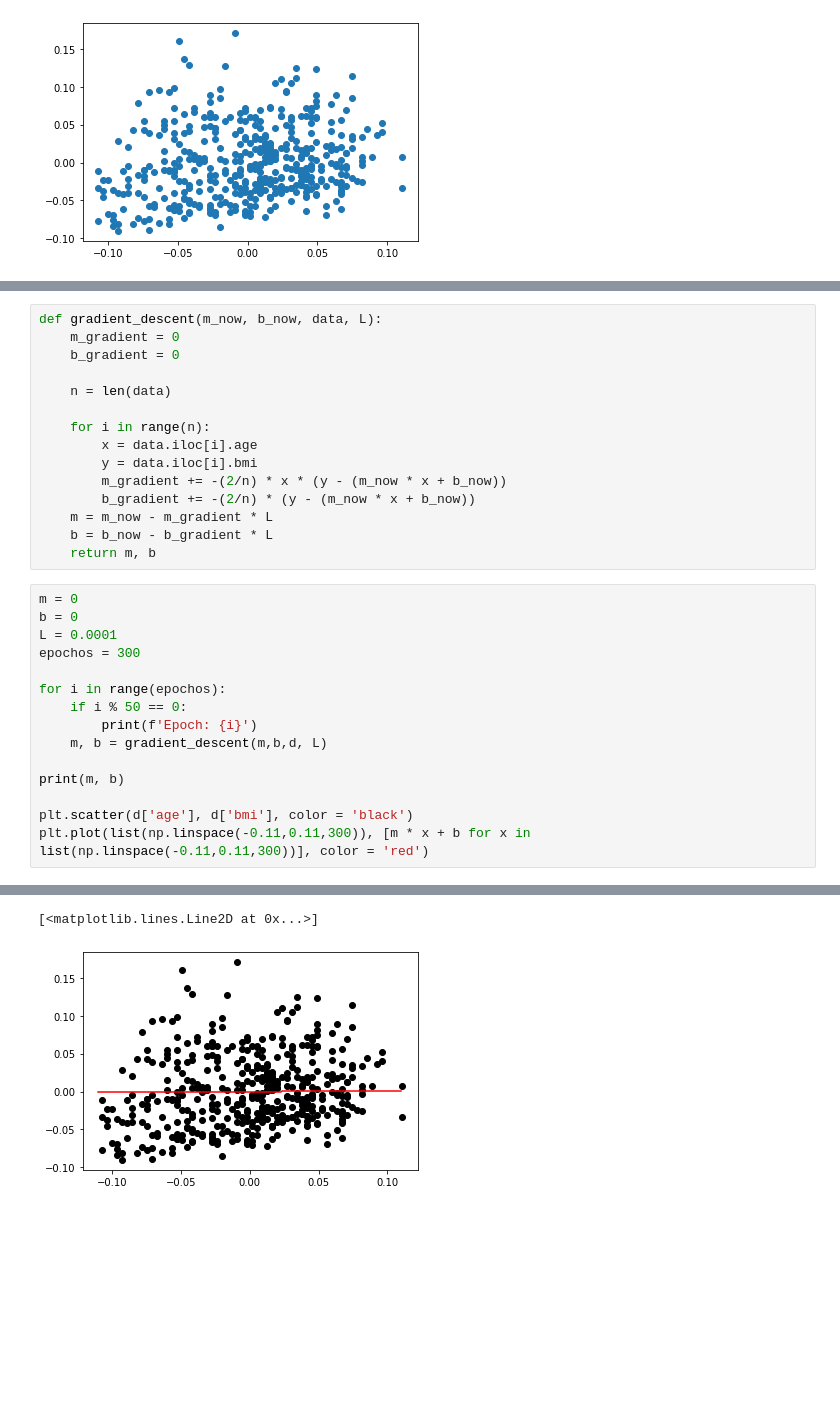
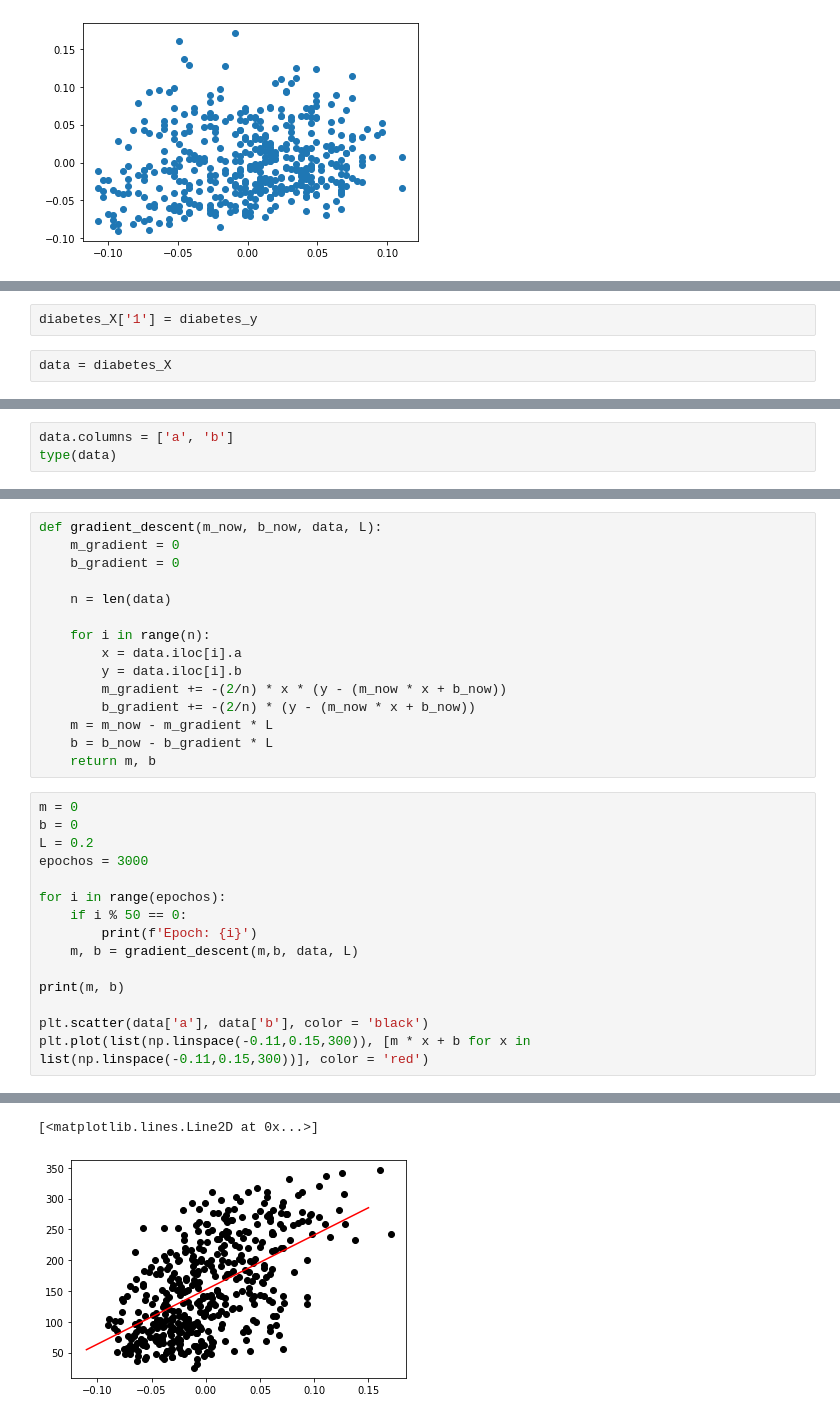
Before and after one commit to amoroma-bb/NeuralNine, a Jupyter notebook: linear_regression.ipynb, the cells around one changed output, grey strips where cells are left out. Saved outputs shown, nothing was run; the diff lists cells and outputs as text; blank space fills up the shorter version.

```diff
--- a/linear_regression.ipynb
+++ b/linear_regression.ipynb
@@ -39,0 +142,4 @@ def loss_function(m, b, data):
+# %%
+diabetes_X['1'] = diabetes_y
+# %%
+data = diabetes_X
@@ -39,0 +162,3 @@ def loss_function(m, b, data):
+# %%
+data.columns = ['a', 'b']
+type(data)
@@ -45,8 +177,8 @@ def gradient_descent(m_now, b_now, data, L):
     n = len(data)
 
     for i in range(n):
-        x = data.iloc[i].age
-        y = data.iloc[i].bmi
+        x = data.iloc[i].a
+        y = data.iloc[i].b
         m_gradient += -(2/n) * x * (y - (m_now * x + b_now))
         b_gradient += -(2/n) * (y - (m_now * x + b_now))
     m = m_now - m_gradient * L
@@ -55,18 +187,18 @@ def gradient_descent(m_now, b_now, data, L):
 # %%
 m = 0
 b = 0
-L = 0.0001
-epochos = 300
+L = 0.2
+epochos = 3000
 
 for i in range(epochos):
     if i % 50 == 0:
         print(f'Epoch: {i}')
-    m, b = gradient_descent(m,b,d, L)
+    m, b = gradient_descent(m,b, data, L)
 
 print(m, b)
 
-plt.scatter(d['age'], d['bmi'], color = 'black')
-plt.plot(list(np.linspace(-0.11,0.11,300)), [m * x + b for x in list(np.linspace(-0.11,0.11,300))], color = 'red')
+plt.scatter(data['a'], data['b'], color = 'black')
+plt.plot(list(np.linspace(-0.11,0.15,300)), [m * x + b for x in list(np.linspace(-0.11,0.15,300))], color = 'red')
 # %% [output]
 Epoch: 0
 Epoch: 50
@@ -78,2 +220,2 @@ Epoch: 250
 [<matplotlib.lines.Line2D at 0x...>]
-[figure, old version]
+[figure, new version]
```
Also changed, not shown: parts of 12 cells of this notebook.
